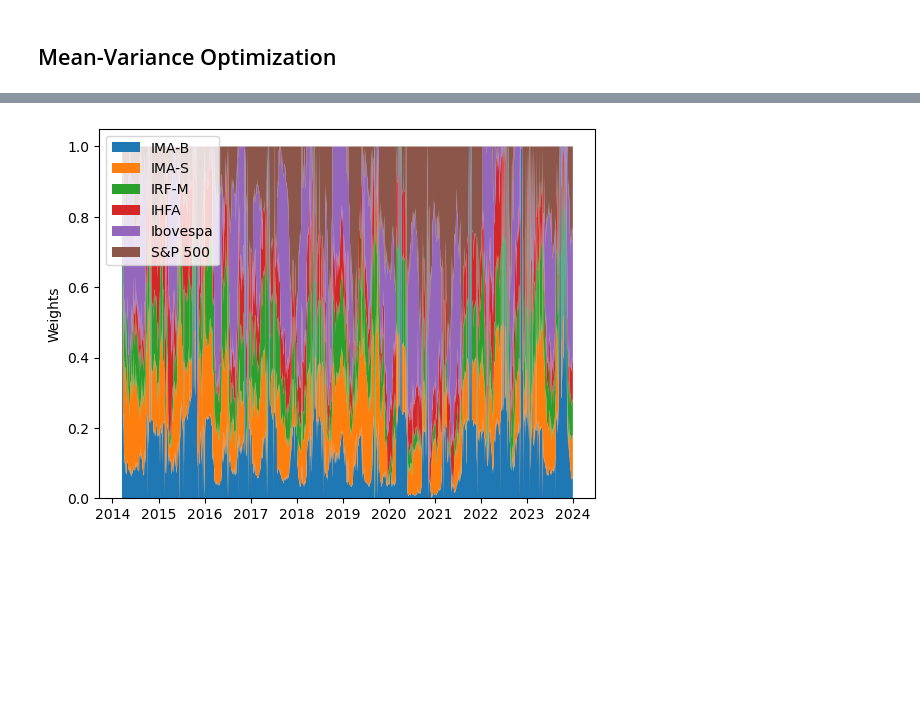
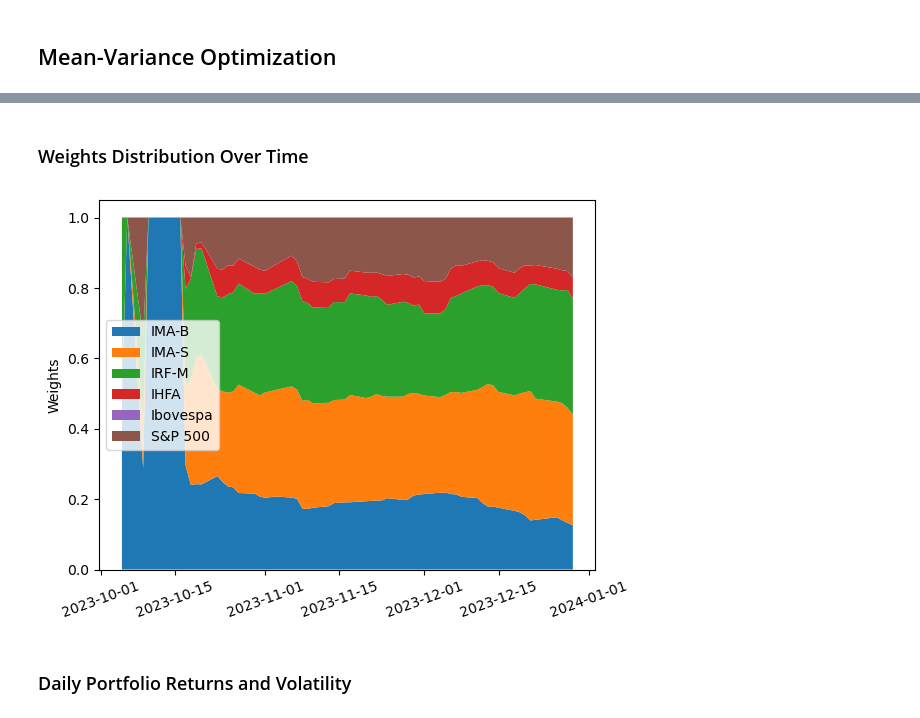
Before and after one commit to Pedro-Germano/MVO, a Jupyter notebook: MVO_multiple_days_v2.ipynb, the cells around one changed output, grey strips where cells are left out. Saved outputs shown, nothing was run; the diff lists cells and outputs as text; code cells hidden in the pictures; blank space fills up the shorter version.

```diff
--- a/MVO_multiple_days_v2.ipynb
+++ b/MVO_multiple_days_v2.ipynb
@@ -61,17 +81,9 @@ def solve_weights(R, C, rf):
 ## Load Historical Prices
 # %%
 def load_data():
-    """
-    Load data from a CSV file and return a list of symbols and their corresponding prices.
-
-    Returns:
-    symbols (list): A list of symbols.
-    prices_out (list): A list of lists containing the prices for each symbol.
-    """
     symbols = ['IMA-S', 'IMA-B', 'IRF-M', 'IHFA', 'Ibovespa', 'S&P 500']
-    n = len(symbols)
     prices_out = []
-    dataframe = pd.read_csv('G:/My Drive/Poli-USP/TCC/Codes/MVO/AA_indexes.csv',
+    dataframe = pd.read_csv('G:/My Drive/Poli-USP/TCC/Codes/MVO/Data/AA_indexes.csv',
                                 index_col=['Data'],
                                 sep=';', decimal=',', thousands=" ",
                                 parse_dates=['Data'])
@@ -140,7 +145,7 @@ def risk_free_IMA_B(IMA_B, i, window_size=50):
     return rf
 
 window_size = 50
-reduction = 0
+reduction = 2400
 errors = 0
 rows = len(prices[0])-window_size-reduction; cols = len(prices)
 weights = np.empty([rows, cols])
@@ -162,24 +182,23 @@ Errors:  0
+# %% [markdown]
+### Weights Distribution Over Time
 # %%
-# Enable interactive plotting
-%matplotlib inline
-
-# Assuming your data is in the form of a 2D list with each inner list representing a different line
-data = np.array(weights)
-x = dates[50+reduction:]
-# x = np.arange(rows)  # X-axis values (assume equally spaced for simplicity)
+trimmed_dates = dates[window_size+reduction:]
 
 # Plotting the stacked area plot
 fig, ax = plt.subplots()
-ax.stackplot(x, data.T, labels=['IMA-B', 'IMA-S', 'IRF-M', 'IHFA', 'Ibovespa', 'S&P 500'])
+ax.stackplot(trimmed_dates, weights.T, labels=['IMA-B', 'IMA-S', 'IRF-M', 'IHFA', 'Ibovespa', 'S&P 500'])
 
 # Add legend, titles, and labels
-ax.legend(loc='upper left')
+ax.legend(loc='center left')
+plt.xticks(rotation=20)
 plt.ylabel('Weights')
 
 # Show the plot
 plt.show()
 # %% [output]
-[figure, old version]
+[figure, new version]
+# %% [markdown]
+### Daily Portfolio Returns and Volatility
 # %%
 # Creating subplots
 fig, axs = plt.subplots(2, 1, figsize=(6, 6))
```
Also changed, not shown: parts of 7 cells of this notebook, 4 other files.
